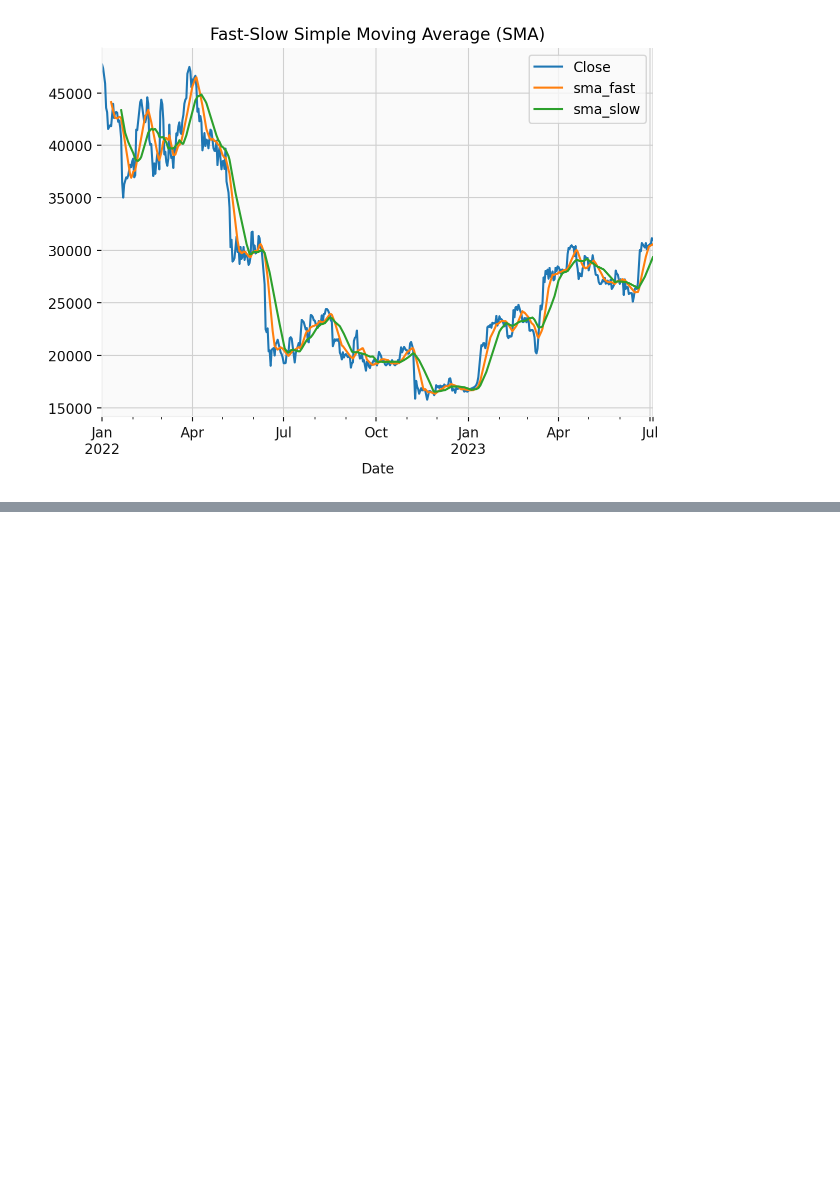
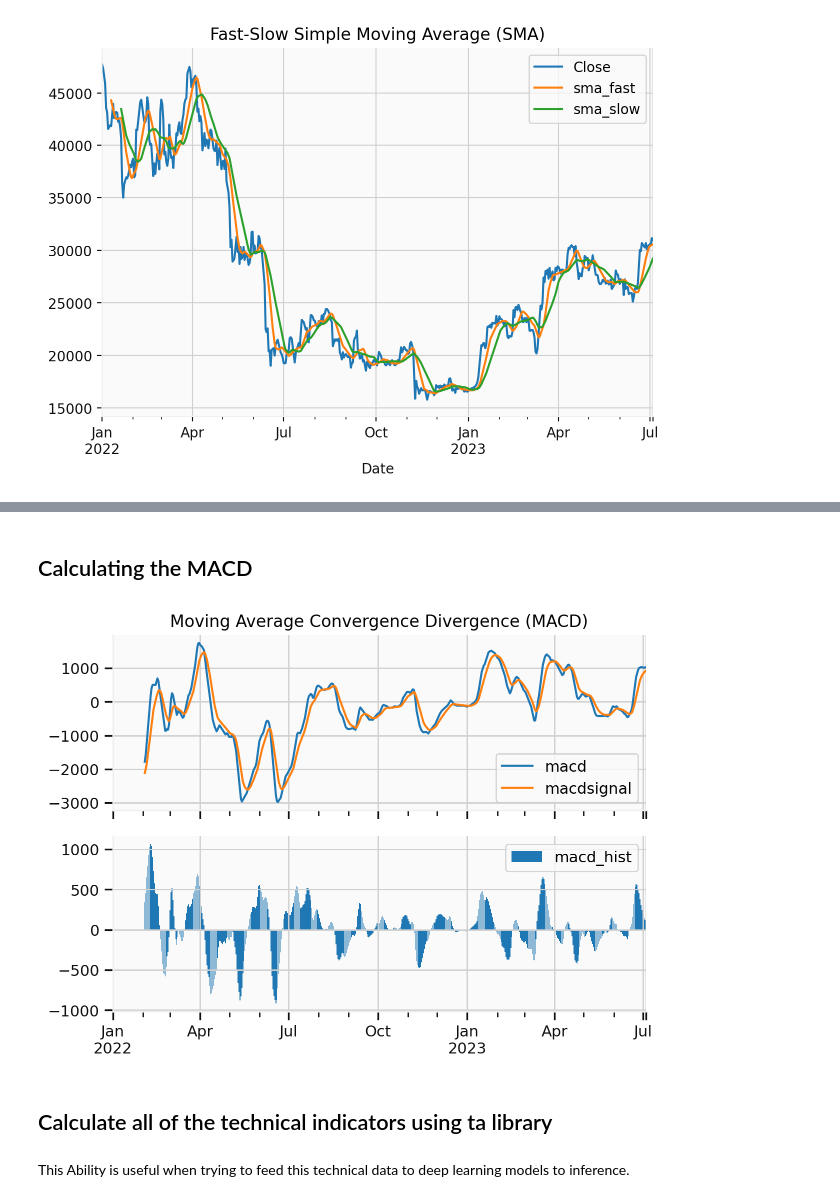
Before and after one commit to AmirGhnbr/technical_analysis_of_stocks, a Jupyter notebook: technical_analysis_of_stocks.ipynb, the cells around one changed output, grey strips where cells are left out. Saved outputs shown, nothing was run; the diff lists cells and outputs as text; code cells hidden in the pictures; blank space fills up the shorter version.

```diff
--- a/technical_analysis_of_stocks.ipynb
+++ b/technical_analysis_of_stocks.ipynb
@@ -115,0 +155,26 @@ plt.tight_layout()
+# %% [markdown]
+## Calculating the MACD
+# %%
+data["macd"], data["macdsignal"], data["macdhist"] = talib.MACD(
+    data["HA_Close"], fastperiod=12, slowperiod=26, signalperiod=9
+)
+
+with sns.plotting_context("notebook"):
+    fig, ax = plt.subplots(2, 1, sharex=True)
+
+    (
+        data[["macd", "macdsignal"]].
+        plot(ax=ax[0],
+             title="Moving Average Convergence Divergence (MACD)")
+    )
+    ax[1].bar(data.index, data["macdhist"].values, label="macd_hist")
+    ax[1].legend()
+
+    sns.despine()
+    plt.tight_layout()
+# %% [output]
+[figure, added]
+# %% [markdown]
+## Calculate all of the technical indicators using ta library
+# %% [markdown]
+This Ability is useful when trying to feed this technical data to deep learning models to inference.
```
Also changed, not shown: parts of 10 cells of this notebook.
